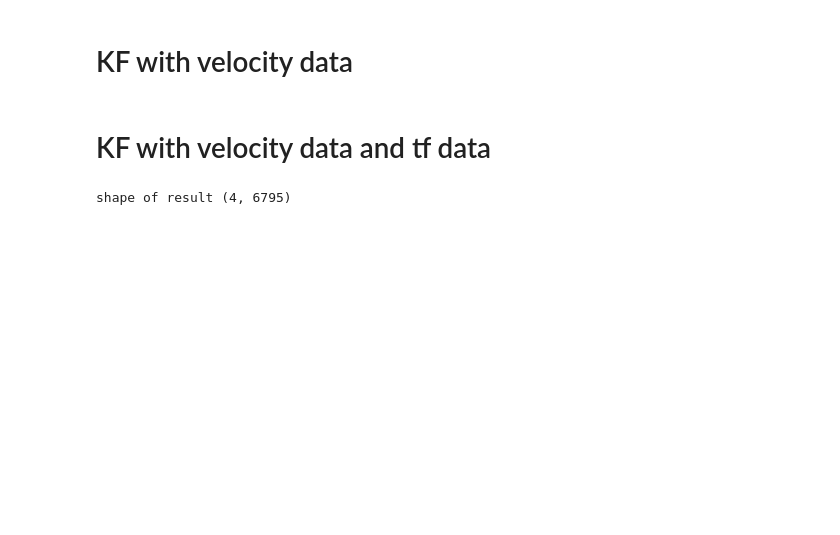
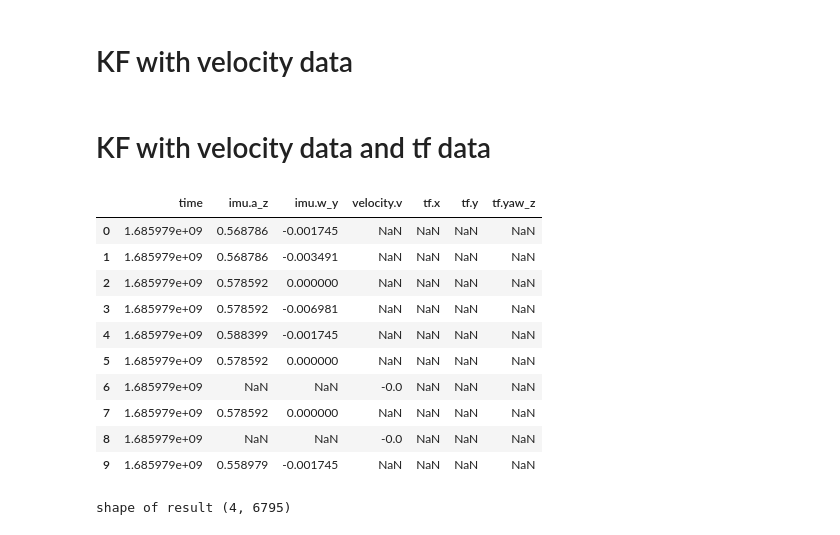
Before and after one commit to GitYangFan/Pj.seminar-Regelungstechnik, a Jupyter notebook: simulation header_stamp.ipynb, the cells around one changed output. Cells and saved outputs as stored; diff of their text form; code cells hidden in the pictures; blank space fills up the shorter version.

```diff
--- a/simulation header_stamp.ipynb
+++ b/simulation header_stamp.ipynb
@@ -136,26 +125,38 @@ show(p2, notebook_handle=True)
 # %%
 Dimu = df_imu.iloc[:,[1, -1, 3]].rename(columns={'imu.header.stamp': 'time'}) # or
 # Dimu = df_imu.iloc[:,[0, -1, 3]].rename(columns={'__time': 'time'}) # global time
 
 Dvelocity = df_velocity.rename(columns={'__time': 'time'}) # global time
 
 # Dtf = df_tf.iloc[:,[0, 2, 3, -1]].rename(columns={'__time': 'time'}) # global time
 # or
 d_time = df_tf.iloc[:,1][0] - df_tf.iloc[:,0][0] # time difference between header.stamp and __time of TF by the first data point
 Dtf = df_tf.iloc[:,[1, 2, 3, -1]].rename(columns={'tf.header.stamp': 'time'})# use header.stamp
 Dtf["time"] = Dtf["time"] - d_time
 
 
 # # compensation of tf delay
 # tf_delay = 0.84
 # Dtf["time"] = Dtf["time"] - tf_delay
 
 df_data = Dimu.merge(Dvelocity, how='outer', on='time')
 df_data = df_data.merge(Dtf, how='outer', on='time')
 df_data.sort_values(by=['time'], inplace=True)
 df_data.reset_index(inplace=True, drop=True)
 data = df_data.to_numpy()
-# df_data.head(10)
+df_data.head(10)
+# %% [output]
+|  | time | imu.a_z | imu.w_y | velocity.v | tf.x | tf.y | tf.yaw_z |
+| 0 | 1.685979e+09 | 0.568786 | -0.001745 | NaN | NaN | NaN | NaN |
+| 1 | 1.685979e+09 | 0.568786 | -0.003491 | NaN | NaN | NaN | NaN |
+| 2 | 1.685979e+09 | 0.578592 | 0.000000 | NaN | NaN | NaN | NaN |
+| 3 | 1.685979e+09 | 0.578592 | -0.006981 | NaN | NaN | NaN | NaN |
+| 4 | 1.685979e+09 | 0.588399 | -0.001745 | NaN | NaN | NaN | NaN |
+| 5 | 1.685979e+09 | 0.578592 | 0.000000 | NaN | NaN | NaN | NaN |
+| 6 | 1.685979e+09 | NaN | NaN | -0.0 | NaN | NaN | NaN |
+| 7 | 1.685979e+09 | 0.578592 | 0.000000 | NaN | NaN | NaN | NaN |
+| 8 | 1.685979e+09 | NaN | NaN | -0.0 | NaN | NaN | NaN |
+| 9 | 1.685979e+09 | 0.558979 | -0.001745 | NaN | NaN | NaN | NaN |
 # %%
 # ==========================================Simulation================================================
 yaw_z = data[:,-1].reshape(1, -1)    # the yaw angle of tf, shape: (1, n)
```
Also changed, not shown: parts of 3 cells of this notebook, 11 other files.
